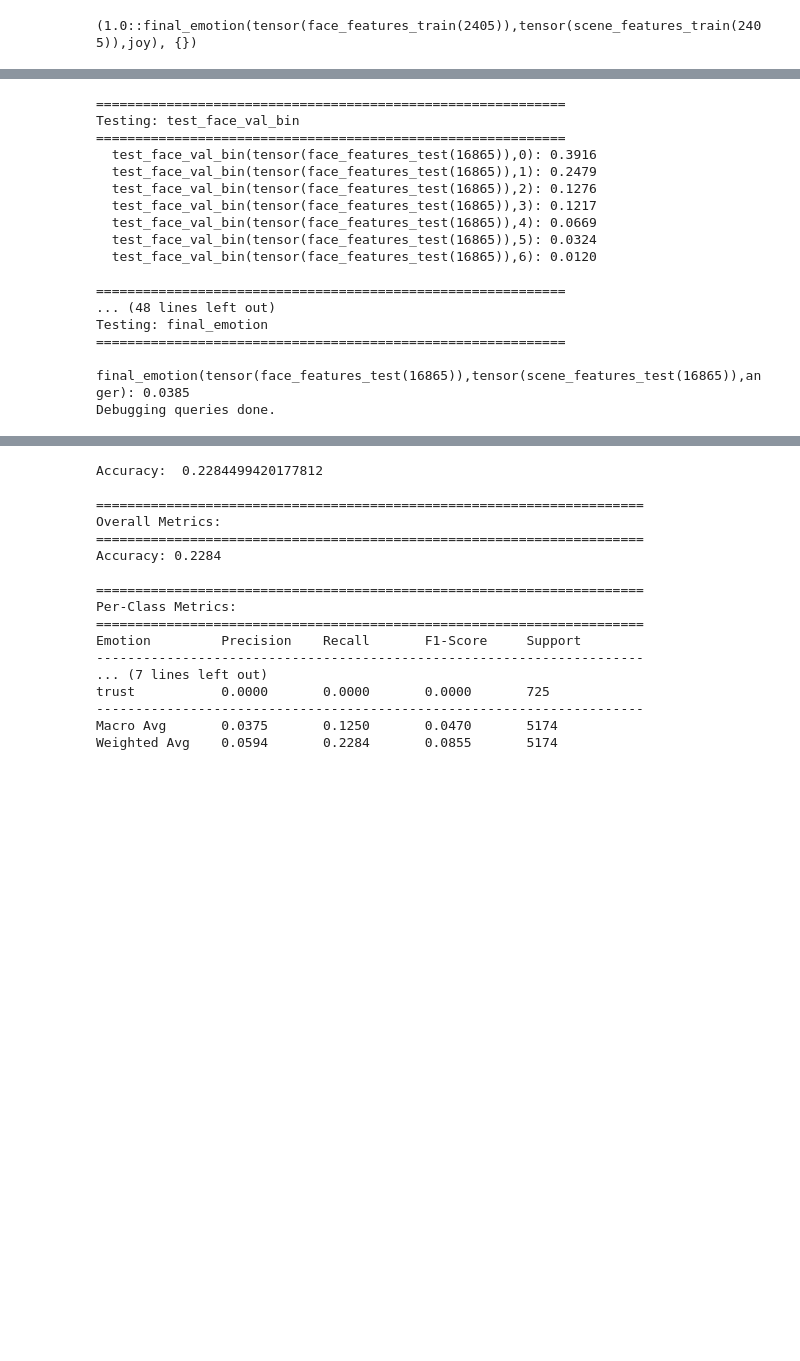
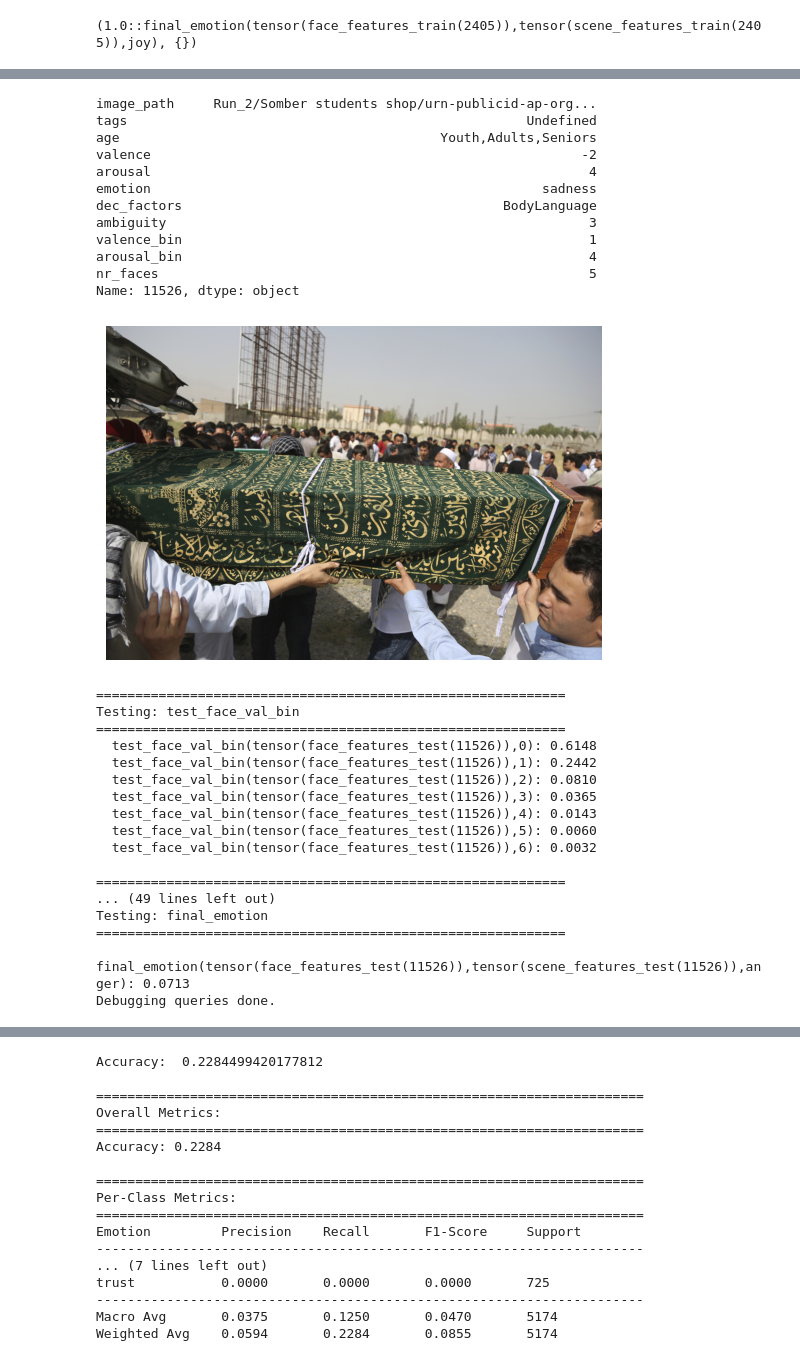
Before and after one commit to jarnedemoenvub/nsai_social_cognition, a Jupyter notebook: code/notebooks/nsai6.ipynb, the cells around one changed output, grey strips where cells are left out. Saved outputs shown, nothing was run; the diff lists cells and outputs as text; code cells hidden in the pictures; blank space fills up the shorter version.

```diff
--- a/code/notebooks/nsai6.ipynb
+++ b/code/notebooks/nsai6.ipynb
@@ -1751,0 +1514,20 @@ va2emotion_network.optimizer = torch.optim.AdamW(
+# %%
+face_val_network = Network(face_val_model_dpl, "face_val_model", batching=True)
+scene_val_network = Network(scene_val_model_dpl, "scene_val_model", batching=True)
+face_aro_network = Network(face_aro_model_dpl, "face_aro_model", batching=True)
+scene_aro_network = Network(scene_aro_model_dpl, "scene_aro_model", batching=True)
+
+va2emotion_model_raw = VA2Emotion([list(emotion_centroids.values())])
+va2emotion_model = DeviceAwareModule(va2emotion_model_raw).to(DEVICE)
+
+va2emotion_network = Network(va2emotion_model, "va2emotion_model", batching=True)
+va2emotion_network.optimizer = torch.optim.AdamW(
+    va2emotion_model.parameters(),
+    lr=1e-4,
+    weight_decay=1e-4
+)
+# %%
+face_val_network.optimizer = face_val_optimizer
+scene_val_network.optimizer = scene_val_optimizer
+face_aro_network.optimizer = face_aro_optimizer
+scene_aro_network.optimizer = scene_aro_optimizer
@@ -1763,6 +1550,8 @@ model.add_tensor_source("face_features_train", face_features_train)
 model.add_tensor_source("scene_features_train", scene_features_train)
 model.add_tensor_source("face_features_test", face_features_test)
 model.add_tensor_source("scene_features_test", scene_features_test)
+
+model.optimizer = SGD(model, 5e-2)
 # %%
 class FEQUeryDataset(DPLDataset):
     def __init__(self, indices, dataset_name):
@@ -1824,5 +1601,16 @@ torch.Size([1, 7])
+# %%
+def show_image(dataframe, index):
+    img_path = os.path.join(findingemo_dir, dataframe.loc[index, 'image_path'])
+    print(dataframe.loc[index])
+    image = cv2.imread(img_path)
+    image = cv2.cvtColor(image, cv2.COLOR_BGR2RGB)
+    plt.imshow(image)
+    plt.axis('off')
+    plt.show()
 # %%
 test_idx = np.random.choice(test_indices)
+
+show_image(df, test_idx)
 
 debug_query(model,
             "test_face_val_bin",
@@ -1837,49 +1625,62 @@ debug_query(model,
 debug_query(model,
             "test_scene_val_bin",
             Term("tensor", Term("scene_features_test", Constant(test_idx))),
             Var("VBin"))
 
 debug_query(model,
             "test_scene_aro_bin",
             Term("tensor", Term("scene_features_test", Constant(test_idx))),
             Var("ABin"))
 
 debug_query(model,
             "test_combine_val_bin",
             Term("tensor", Term("face_features_test", Constant(test_idx))),
             Term("tensor", Term("scene_features_test", Constant(test_idx))),
             Var("CV"))
 
 debug_query(model,
             "test_combine_aro_bin",
             Term("tensor", Term("face_features_test", Constant(test_idx))),
             Term("tensor", Term("scene_features_test", Constant(test_idx))),
             Var("CA"))
 
 debug_query(model,
             "final_emotion",
             Term("tensor", Term("face_features_test", Constant(test_idx))),
             Term("tensor", Term("scene_features_test", Constant(test_idx))),
             Var("Emotion"))
 
 print("Debugging queries done.")
 # %% [output]
-============================================================
-Testing: test_face_val_bin
-============================================================
-  test_face_val_bin(tensor(face_features_test(16865)),0): 0.3916
-  test_face_val_bin(tensor(face_features_test(16865)),1): 0.2479
-  test_face_val_bin(tensor(face_features_test(16865)),2): 0.1276
-  test_face_val_bin(tensor(face_features_test(16865)),3): 0.1217
-  test_face_val_bin(tensor(face_features_test(16865)),4): 0.0669
-  test_face_val_bin(tensor(face_features_test(16865)),5): 0.0324
-  test_face_val_bin(tensor(face_features_test(16865)),6): 0.0120
-
-============================================================
-... (48 lines left out)
-Testing: final_emotion
-============================================================
-  final_emotion(tensor(face_features_test(16865)),tensor(scene_features_test(16865)),anger): 0.0385
-Debugging queries done.
+image_path     Run_2/Somber students shop/urn-publicid-ap-org...
+tags                                                   Undefined
+age                                         Youth,Adults,Seniors
+valence                                                       -2
+arousal                                                        4
+emotion                                                  sadness
+dec_factors                                         BodyLanguage
+ambiguity                                                      3
+valence_bin                                                    1
+arousal_bin                                                    4
+nr_faces                                                       5
+Name: 11526, dtype: object
+[figure, added]
+============================================================
+Testing: test_face_val_bin
+============================================================
+  test_face_val_bin(tensor(face_features_test(11526)),0): 0.6148
+  test_face_val_bin(tensor(face_features_test(11526)),1): 0.2442
+  test_face_val_bin(tensor(face_features_test(11526)),2): 0.0810
+  test_face_val_bin(tensor(face_features_test(11526)),3): 0.0365
+  test_face_val_bin(tensor(face_features_test(11526)),4): 0.0143
+  test_face_val_bin(tensor(face_features_test(11526)),5): 0.0060
+  test_face_val_bin(tensor(face_features_test(11526)),6): 0.0032
+
+============================================================
+... (49 lines left out)
+Testing: final_emotion
+============================================================
+  final_emotion(tensor(face_features_test(11526)),tensor(scene_features_test(11526)),anger): 0.0713
+Debugging queries done.
 # %%
 train_loader = DPLDataLoader(train_dataset, batch_size=batch_size, shuffle=True)
```
Also changed, not shown: parts of 19 cells of this notebook, 10 other files.
